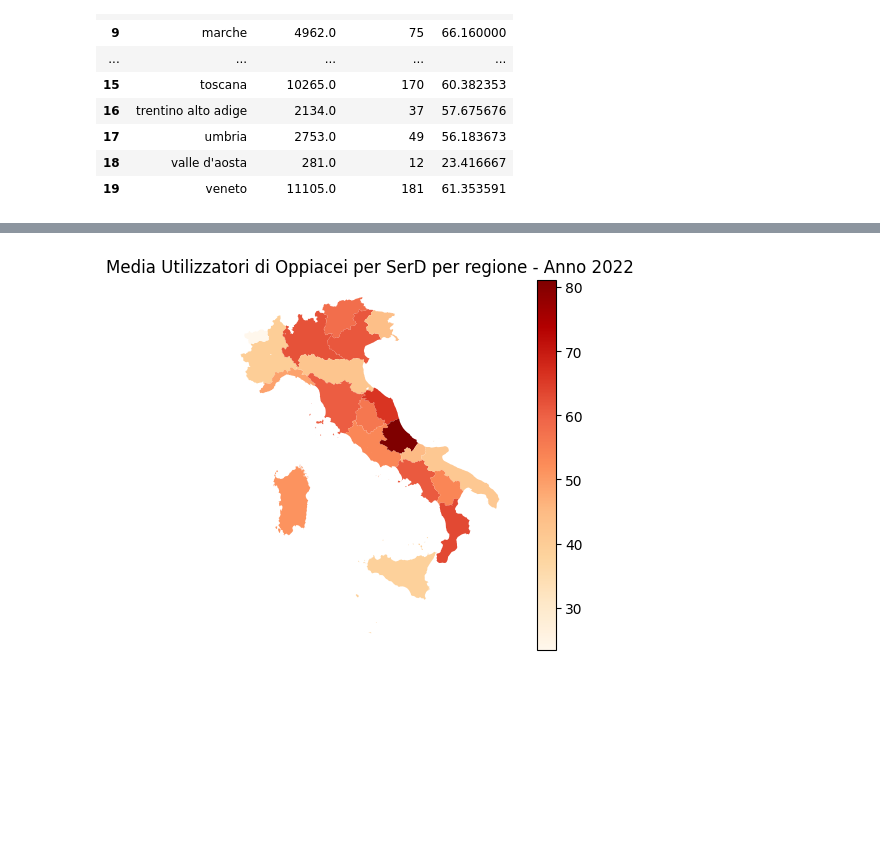
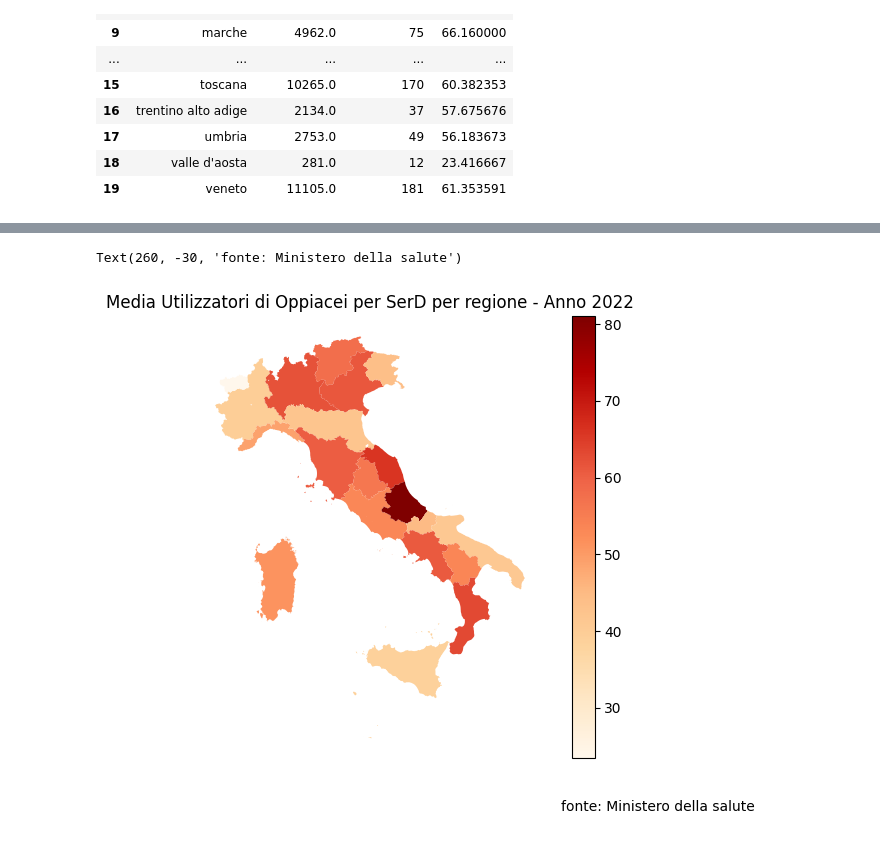
Before and after one commit to armandoschianodicola/italy-stats, a Jupyter notebook: 001/001_main.ipynb, the cells around one changed output, grey strips where cells are left out. Cells and saved outputs as stored; diff of their text form; code cells hidden in the pictures; blank space fills up the shorter version.

```diff
--- a/001/001_main.ipynb
+++ b/001/001_main.ipynb
@@ -4,6 +4,9 @@ import geopandas as gpd
 import numpy as np
 import matplotlib.pyplot as plt
 from matplotlib.patches import Patch
+# %%
+plt.rcParams["figure.figsize"] = [7.50, 5.50]
+plt.rcParams["figure.autolayout"] = True
 # %% [markdown]
 # Utenti in carico secondo la sostanza d'abuso primaria - Anno 2022
 
@@ -317,10 +331,12 @@ gdf_oppiacei_agg_std.sort_values(by=['utenti_std']).plot.barh(
 # %%
-plot_oppiacei = gdf_oppiacei.plot(
+plot_oppiacei_avg = gdf_oppiacei.plot(
     column="utenti_std",
     legend=True,
     cmap='OrRd'
 )
 plt.title("Media Utilizzatori di Oppiacei per SerD per regione - Anno 2022")
-plot_oppiacei.set_axis_off()
+plot_oppiacei_avg.set_axis_off()
+plt.annotate('fonte: Ministero della salute', (0,0), (260, -30), xycoords='axes fraction', textcoords='offset points', va='top')
 # %% [output]
+Text(260, -30, 'fonte: Ministero della salute')
-[figure, old version]
+[figure, new version]
```
Also changed, not shown: parts of 9 cells of this notebook, 6 other files.
